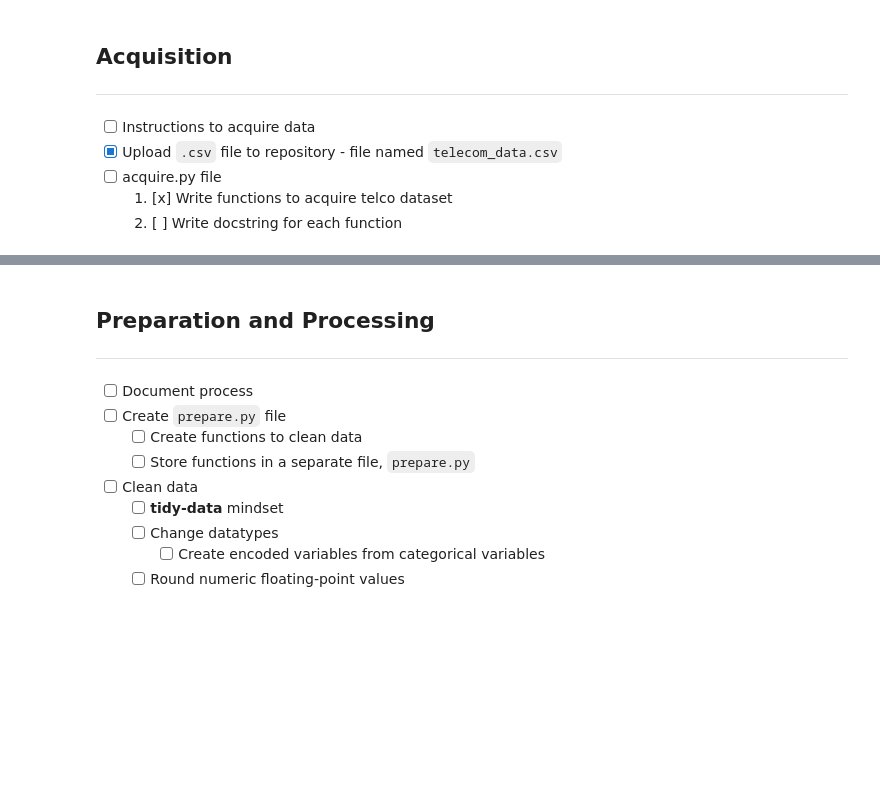
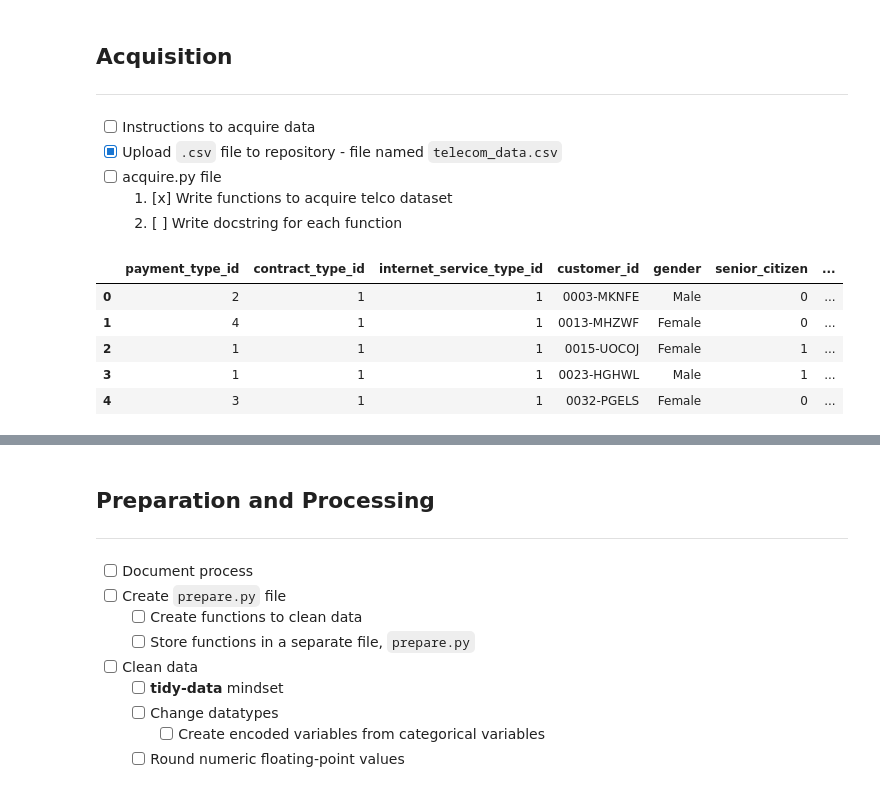
Before and after one commit to Promeos/telco-churn-project, a Jupyter notebook: telco_report.ipynb, the cells around one changed output, grey strips where cells are left out. Drawn from its saved outputs; the diff is of its cells as text; code cells hidden in the pictures; blank space fills up the shorter version.

```diff
--- a/telco_report.ipynb
+++ b/telco_report.ipynb
@@ -44,0 +54,9 @@ import acquire
+# %%
+df_telco.head()
+# %% [output]
+|  | payment_type_id | contract_type_id | internet_service_type_id | customer_id | gender | senior_citizen | ... |
+| 0 | 2 | 1 | 1 | 0003-MKNFE | Male | 0 | ... |
+| 1 | 4 | 1 | 1 | 0013-MHZWF | Female | 0 | ... |
+| 2 | 1 | 1 | 1 | 0015-UOCOJ | Female | 1 | ... |
+| 3 | 1 | 1 | 1 | 0023-HGHWL | Male | 1 | ... |
+| 4 | 3 | 1 | 1 | 0032-PGELS | Female | 0 | ... |
```
Also changed, not shown: parts of 13 cells of this notebook, 1 other file.
